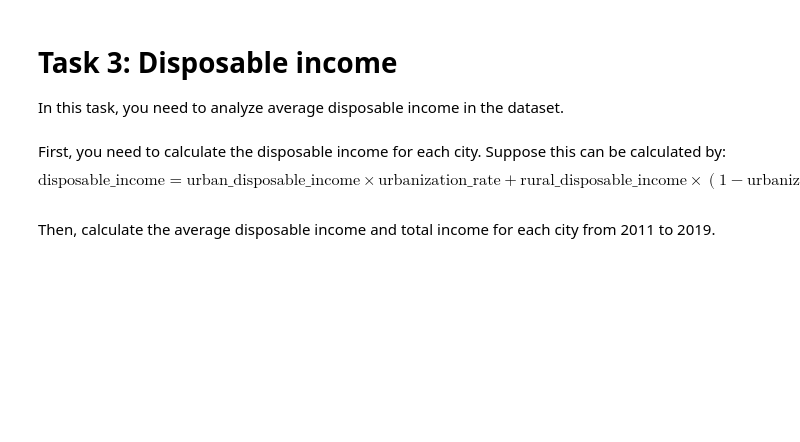
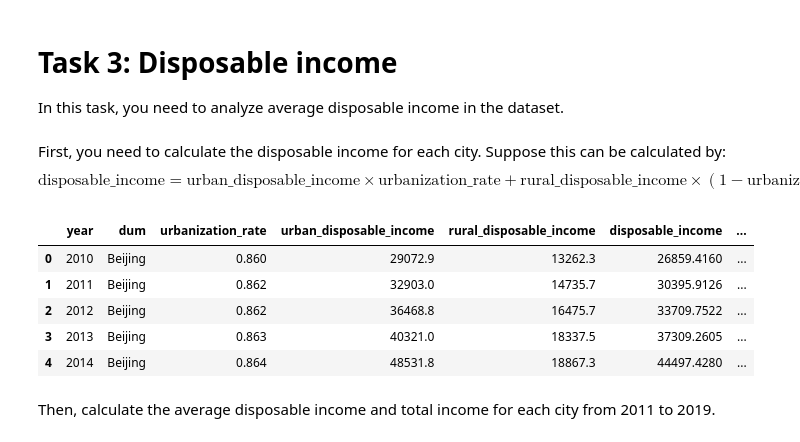
Before and after one commit to Sustech-yx/CS112, a Jupyter notebook: Final Assignment/Part1_plotting/Econ-Visualization.ipynb, the cells around one changed output. Drawn from its saved outputs; the diff is of its cells as text; code cells hidden in the pictures; blank space fills up the shorter version.

```diff
--- a/Final Assignment/Part1_plotting/Econ-Visualization.ipynb
+++ b/Final Assignment/Part1_plotting/Econ-Visualization.ipynb
@@ -149,2 +169,20 @@ $$ \text{disposable\_income} =\text{urban\_disposable\_income}\times \text{urban
+# %%
+## TODO Calculate disposable_income
+############## YOUR CODE HERE ##############
+dataframe = pd.DataFrame(census, columns=['year', 'dum', 'urbanization_rate', 'urban_disposable_income', 'rural_disposable_income', 'total_income'])
+dataframe.insert(5, 'disposable_income', 0.0)
+for index, row in dataframe.iterrows():
+    disposable_income = row['urbanization_rate'] * row['urban_disposable_income'] + (1 - row['urbanization_rate']) * row['rural_disposable_income']
+    dataframe.iloc[index, 5] = disposable_income
+
+dataframe.head()
+############## YOUR CODE HERE ##############
+# %% [output]
+|  | year | dum | urbanization_rate | urban_disposable_income | rural_disposable_income | disposable_income | ... |
+| 0 | 2010 | Beijing | 0.860 | 29072.9 | 13262.3 | 26859.4160 | ... |
+| 1 | 2011 | Beijing | 0.862 | 32903.0 | 14735.7 | 30395.9126 | ... |
+| 2 | 2012 | Beijing | 0.862 | 36468.8 | 16475.7 | 33709.7522 | ... |
+| 3 | 2013 | Beijing | 0.863 | 40321.0 | 18337.5 | 37309.2605 | ... |
+| 4 | 2014 | Beijing | 0.864 | 48531.8 | 18867.3 | 44497.4280 | ... |
 # %% [markdown]
 Then, calculate the average disposable income and total income for each city from 2011 to 2019.
```
Also changed, not shown: parts of 9 cells of this notebook.
